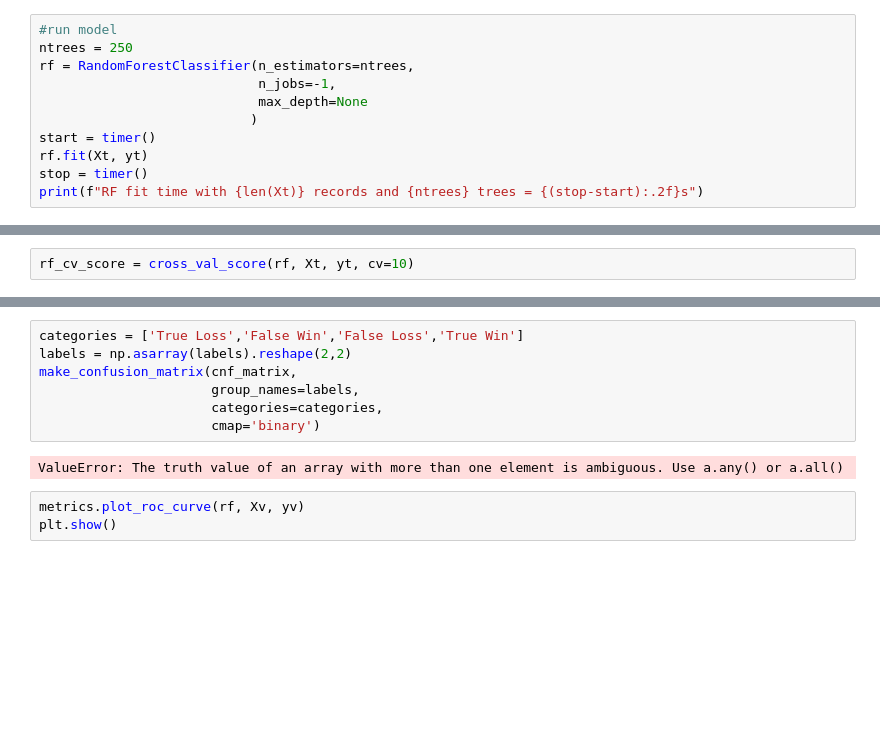
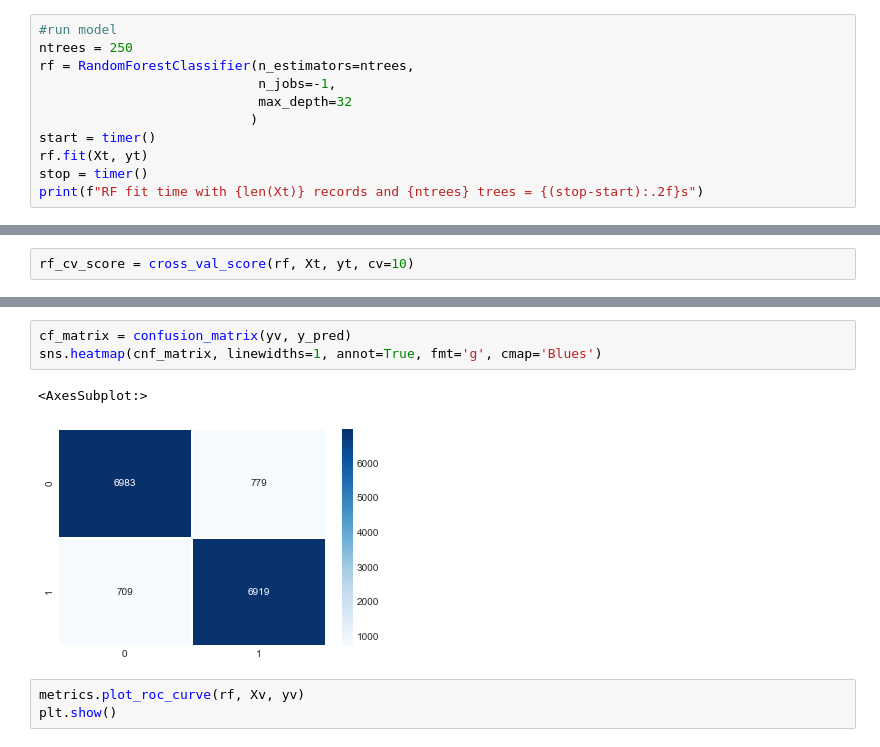
Before and after one commit to yi-ye-zhi-qiu/liam.gg, a Jupyter notebook: analysis.ipynb, the cells around one changed output, grey strips where cells are left out. Saved outputs shown, nothing was run; the diff lists cells and outputs as text; blank space fills up the shorter version.

```diff
--- a/analysis.ipynb
+++ b/analysis.ipynb
@@ -435,7 +463,7 @@ Run RF model with best hyperparameters
 ntrees = 250
 rf = RandomForestClassifier(n_estimators=ntrees,
                             n_jobs=-1,
-                            max_depth=None
+                            max_depth=32
                            )
 start = timer()
 rf.fit(Xt, yt)
@@ -586,12 +513,9 @@ def make_confusion_matrix(cf,
-# %%
-categories = ['True Loss','False Win','False Loss','True Win']
-labels = np.asarray(labels).reshape(2,2)
-make_confusion_matrix(cnf_matrix,
-                      group_names=labels,
-                      categories=categories,
-                      cmap='binary')
-# %% [output]
-ValueError: The truth value of an array with more than one element is ambiguous. Use a.any() or a.all()
+# %%
+cf_matrix = confusion_matrix(yv, y_pred)
+sns.heatmap(cnf_matrix, linewidths=1, annot=True, fmt='g', cmap='Blues')
+# %% [output]
+<AxesSubplot:>
+[figure, added]
 # %%
 metrics.plot_roc_curve(rf, Xv, yv)
 plt.show()
```
Also changed, not shown: parts of 90 cells of this notebook, 3 other files.
